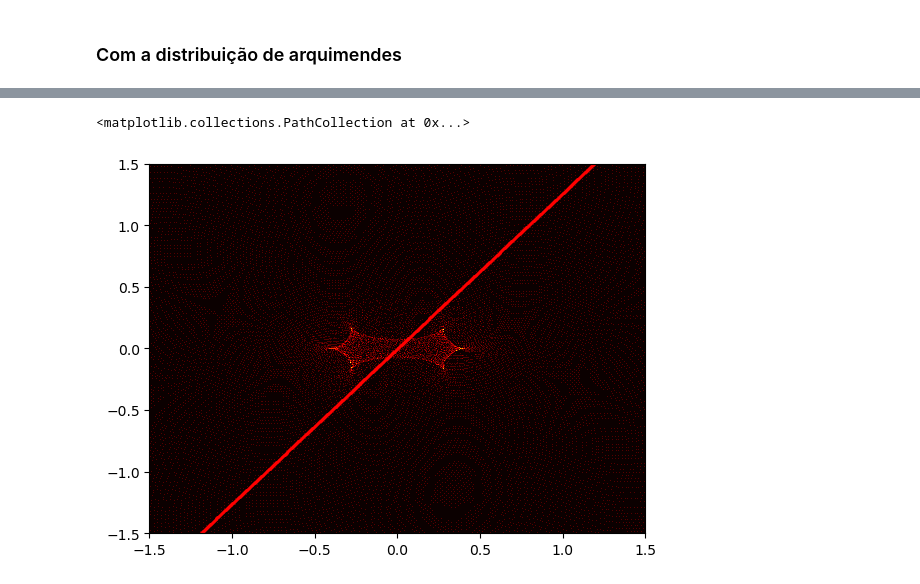
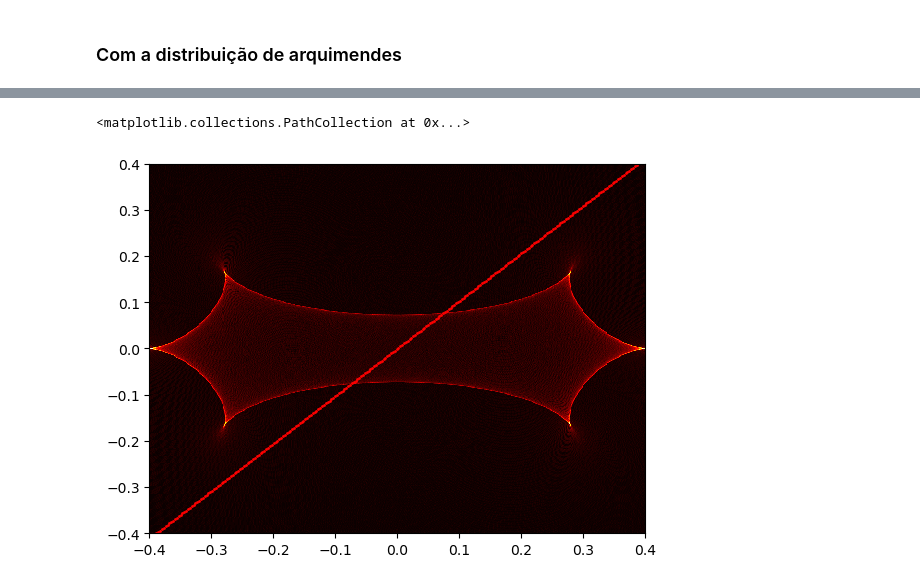
Before and after one commit to ylaksl/Microlensing, a Jupyter notebook: microlensing.ipynb, the cells around one changed output, grey strips where cells are left out. Drawn from its saved outputs; the diff is of its cells as text; code cells hidden in the pictures.

```diff
--- a/microlensing.ipynb
+++ b/microlensing.ipynb
@@ -172,8 +172,8 @@ def arquimedes(num_points):
     r = np.sqrt(theta)
 
     # Coordenadas
-    x = r * np.cos(theta)/100
-    y = r * np.sin(theta)/100
+    x = r * np.cos(theta)/1000
+    y = r * np.sin(theta)/1000
 
     return x, y
 # %%
@@ -214,12 +214,12 @@ plt.ylim(-1.5,1.5)
 # %%
-plt.hist2d(x1, y1, bins = 5000,  cmap ="hot")
-plt.xlim(-1.5, 1.5)
-plt.ylim(-1.5, 1.5)
+plt.hist2d(x1, y1, bins = 1000,  cmap ="hot")
+plt.xlim(-0.4, 0.4)
+plt.ylim(-0.4, 0.4)
 
 plt.scatter(xp, yp, s = 1, c = 'red')
 # %% [output]
 <matplotlib.collections.PathCollection at 0x...>
-[figure, old version]
+[figure, new version]
 # %%
 grid_size = 0.01
 x_edges = np.arange(-1.5, 1.5, grid_size)
```
Also changed, not shown: parts of 10 cells of this notebook.
